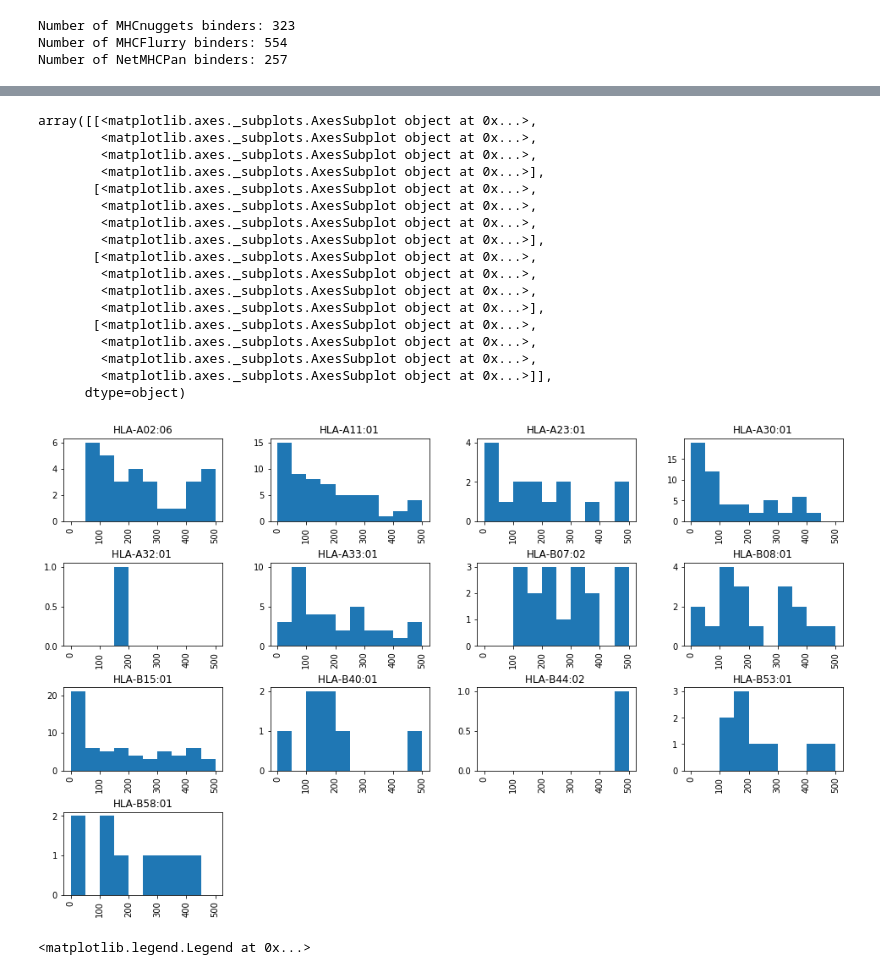
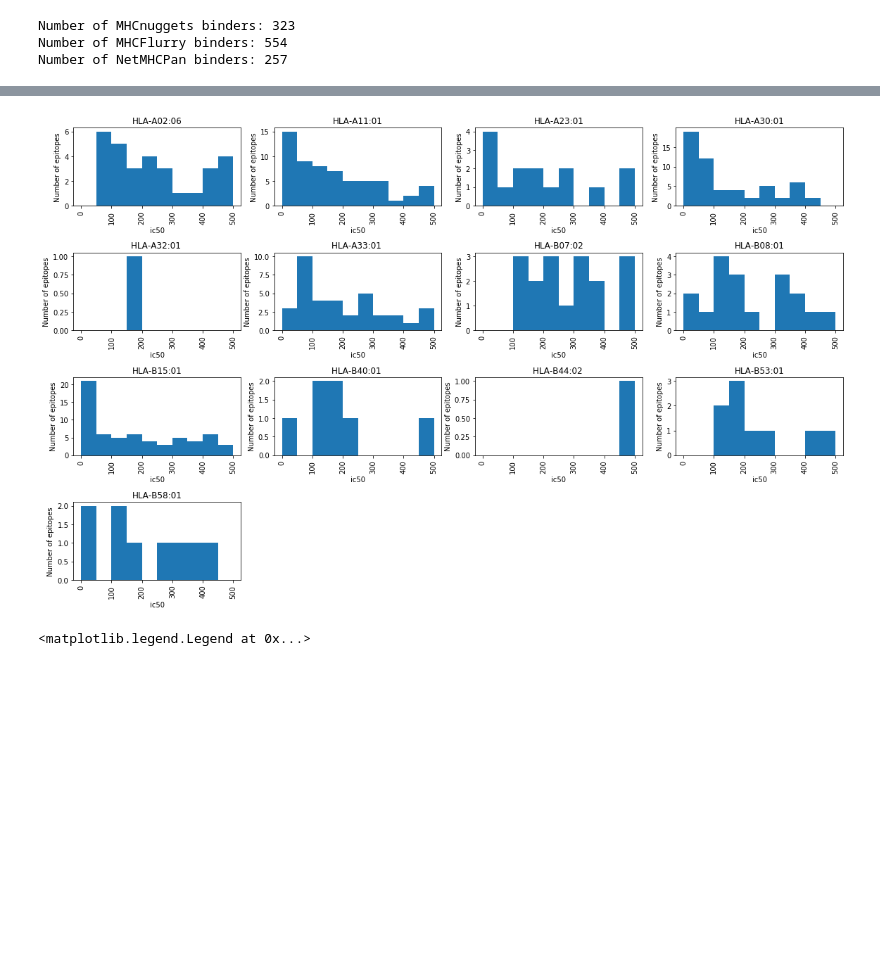
Before and after one commit to covid19-bh-machine-learning/master, a Jupyter notebook: epitope-clustering/epitope_analysis.ipynb, the cells around one changed output, grey strips where cells are left out. Saved outputs shown, nothing was run; the diff lists cells and outputs as text; code cells hidden in the pictures; blank space fills up the shorter version.

Commit message:
[FEATURE] new ic50 distribution plot

```diff
--- a/epitope-clustering/epitope_analysis.ipynb
+++ b/epitope-clustering/epitope_analysis.ipynb
@@ -41,26 +41,13 @@ dtype: int64
 # %%
 # ic50 distribution per alelles
 # -> helps determining which alleles have strong binders and which ones don't
-mhcnuggets_binders['ic50'].hist(by=mhcnuggets_binders['allele'], range=[0, 500])
+axarr = mhcnuggets_binders['ic50'].hist(by=mhcnuggets_binders['allele'], range=[0, 500])
+for ax in axarr.flatten():
+    ax.set_xlabel("ic50")
+    ax.set_ylabel("Number of epitopes")
+plt.tight_layout()
 # %% [output]
-array([[<matplotlib.axes._subplots.AxesSubplot object at 0x...>,
-        <matplotlib.axes._subplots.AxesSubplot object at 0x...>,
-        <matplotlib.axes._subplots.AxesSubplot object at 0x...>,
-        <matplotlib.axes._subplots.AxesSubplot object at 0x...>],
-       [<matplotlib.axes._subplots.AxesSubplot object at 0x...>,
-        <matplotlib.axes._subplots.AxesSubplot object at 0x...>,
-        <matplotlib.axes._subplots.AxesSubplot object at 0x...>,
-        <matplotlib.axes._subplots.AxesSubplot object at 0x...>],
-       [<matplotlib.axes._subplots.AxesSubplot object at 0x...>,
-        <matplotlib.axes._subplots.AxesSubplot object at 0x...>,
-        <matplotlib.axes._subplots.AxesSubplot object at 0x...>,
-        <matplotlib.axes._subplots.AxesSubplot object at 0x...>],
-       [<matplotlib.axes._subplots.AxesSubplot object at 0x...>,
-        <matplotlib.axes._subplots.AxesSubplot object at 0x...>,
-        <matplotlib.axes._subplots.AxesSubplot object at 0x...>,
-        <matplotlib.axes._subplots.AxesSubplot object at 0x...>]],
-      dtype=object)
-[figure, old version]
+[figure, new version]
 # %%
 # plot number of binders per allele
 mhcnuggets_binders.groupby("allele").count()['ic50'].plot.bar()
```
Also changed, not shown: 1 other file.
